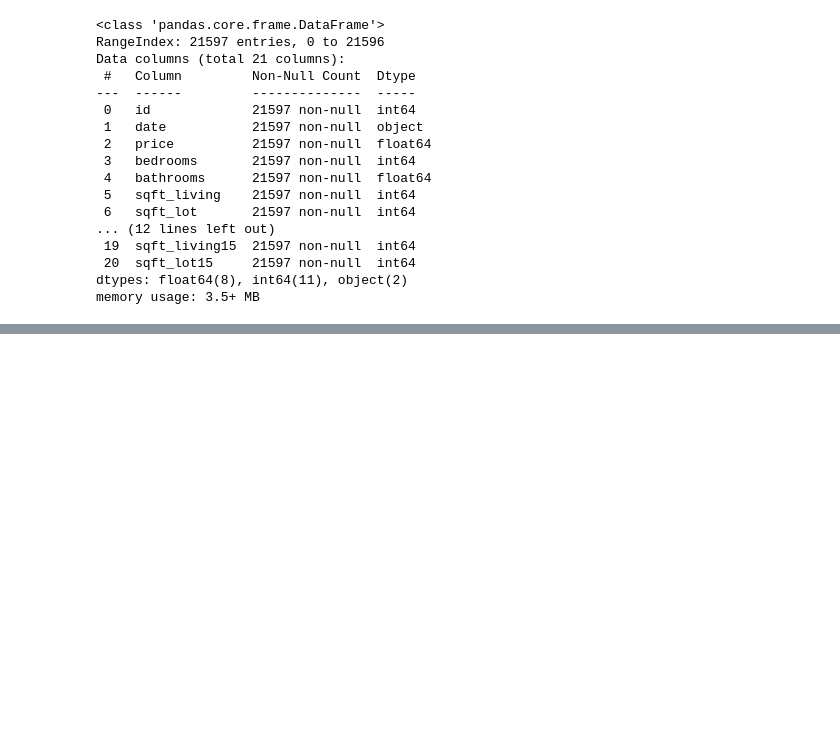
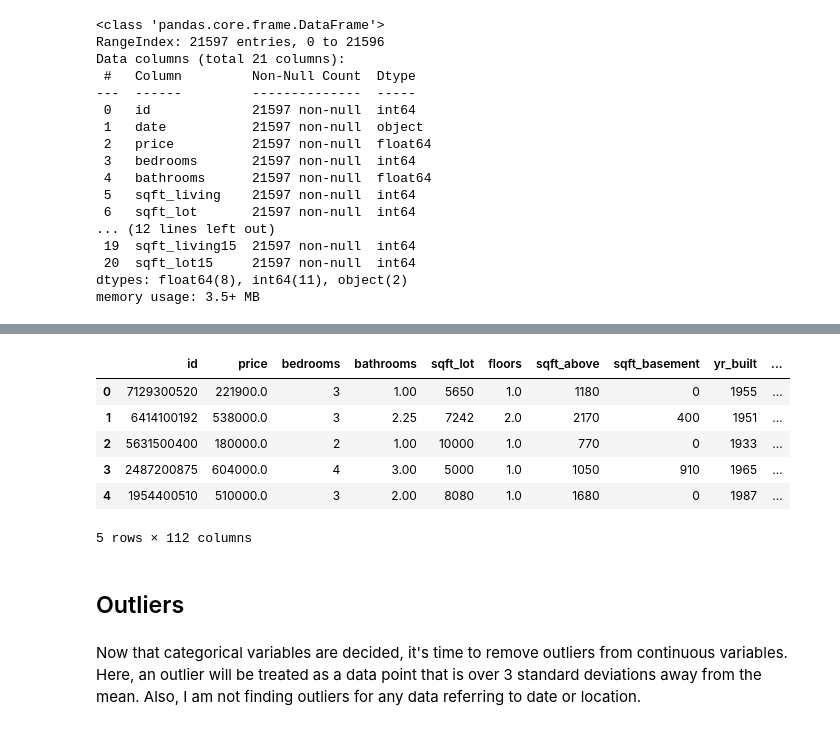
Before and after one commit to hoganbyun/dsc-phase-2-project, a Jupyter notebook: student.ipynb, the cells around one changed output, grey strips where cells are left out. Drawn from its saved outputs; the diff is of its cells as text; code cells hidden in the pictures; blank space fills up the shorter version.

```diff
--- a/student.ipynb
+++ b/student.ipynb
@@ -157,0 +330,14 @@ There seem to be missing values in waterfront and yr_renovated - makes sense bec
+# %%
+df.head()
+# %% [output]
+|  | id | price | bedrooms | bathrooms | sqft_lot | floors | sqft_above | sqft_basement | yr_built | ... |
+| 0 | 7129300520 | 221900.0 | 3 | 1.00 | 5650 | 1.0 | 1180 | 0 | 1955 | ... |
+| 1 | 6414100192 | 538000.0 | 3 | 2.25 | 7242 | 2.0 | 2170 | 400 | 1951 | ... |
+| 2 | 5631500400 | 180000.0 | 2 | 1.00 | 10000 | 1.0 | 770 | 0 | 1933 | ... |
+| 3 | 2487200875 | 604000.0 | 4 | 3.00 | 5000 | 1.0 | 1050 | 910 | 1965 | ... |
+| 4 | 1954400510 | 510000.0 | 3 | 2.00 | 8080 | 1.0 | 1680 | 0 | 1987 | ... |
+5 rows × 112 columns
+# %% [markdown]
+## Outliers
+# %% [markdown]
+Now that categorical variables are decided, it's time to remove outliers from continuous variables. Here, an outlier will be treated as a data point that is over 3 standard deviations away from the mean. Also, I am not finding outliers for any data referring to date or location.
```
Also changed, not shown: parts of 56 cells of this notebook.
